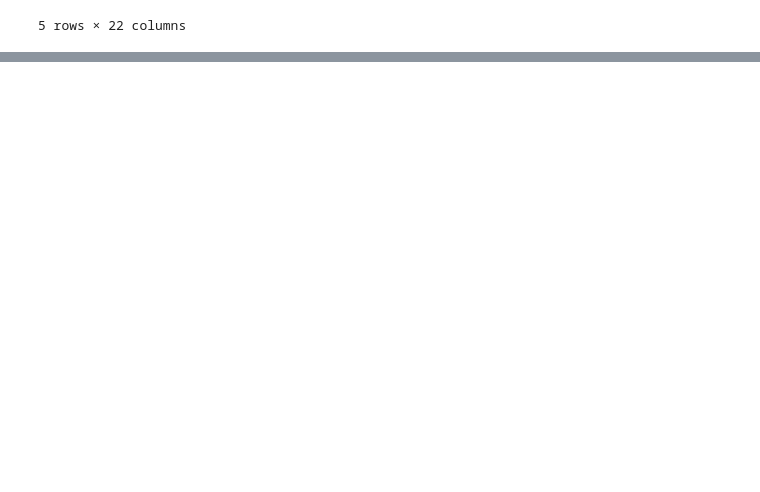
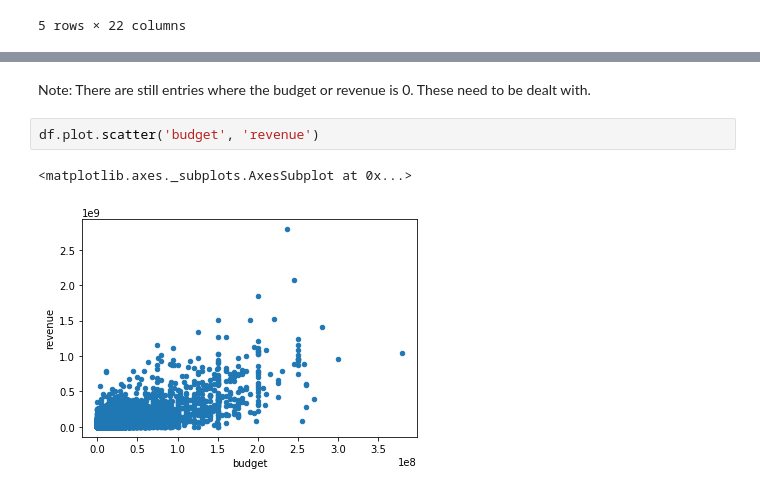
Before and after one commit to shreyas23/MovieBudgetAnalysis, a Jupyter notebook: eda.ipynb, the cells around one changed output, grey strips where cells are left out. Drawn from its saved outputs; the diff is of its cells as text; blank space fills up the shorter version.

```diff
--- a/eda.ipynb
+++ b/eda.ipynb
@@ -119,0 +128,7 @@ df.head()
+# %% [markdown]
+Note: There are still entries where the budget or revenue is 0. These need to be dealt with.
+# %%
+df.plot.scatter('budget', 'revenue')
+# %% [output]
+<matplotlib.axes._subplots.AxesSubplot at 0x...>
+[figure, added]
```
Also changed, not shown: parts of 7 cells of this notebook.
